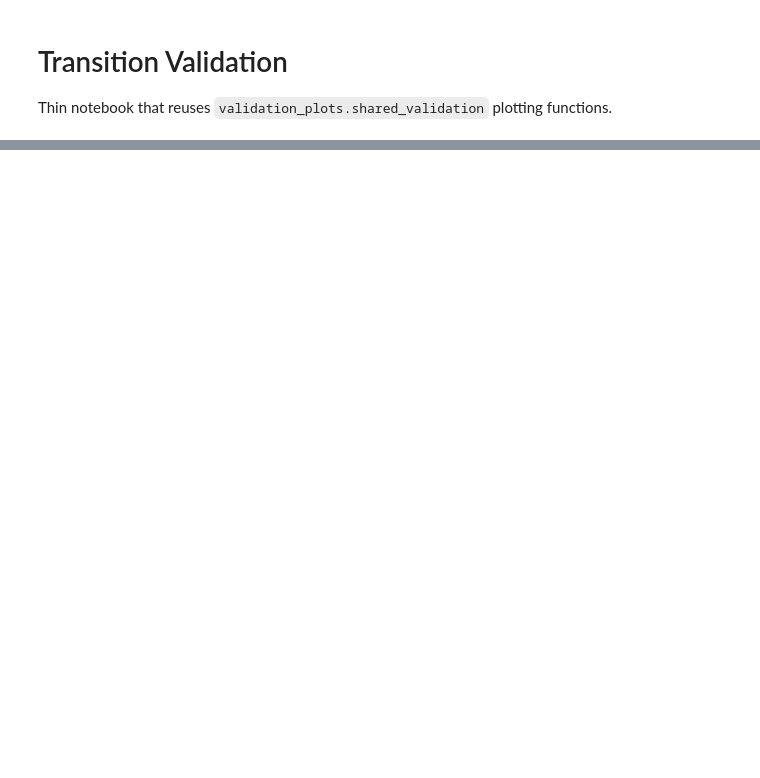
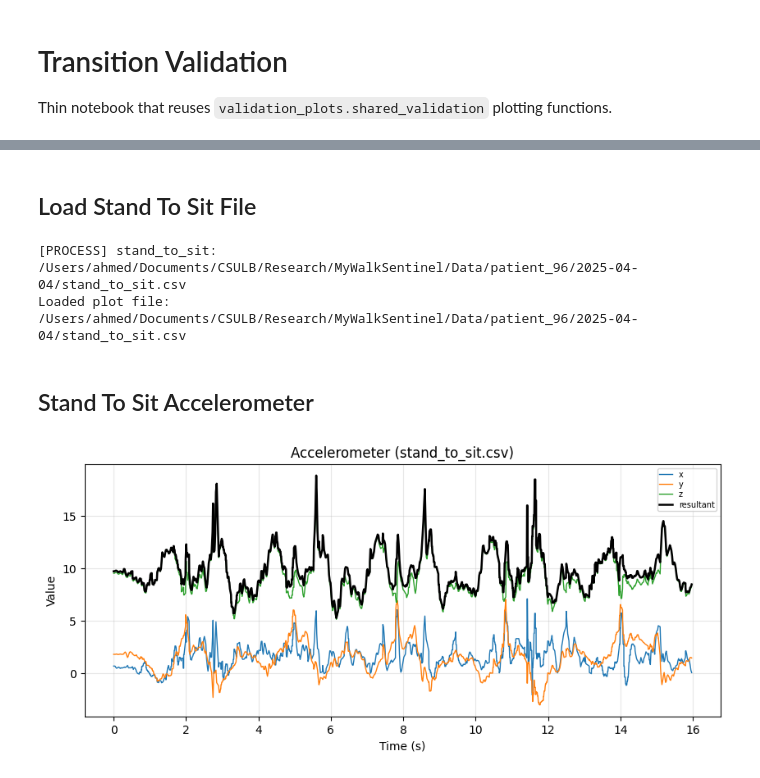
Before and after one commit to ahmedazhar2299/my-walk-sentinal, a Jupyter notebook: transition_validation.ipynb, the cells around one changed output, grey strips where cells are left out. Saved outputs shown, nothing was run; the diff lists cells and outputs as text; code cells hidden in the pictures; blank space fills up the shorter version.

```diff
--- a/transition_validation.ipynb
+++ b/transition_validation.ipynb
@@ -160,0 +249,27 @@ display(pd.DataFrame(all_summaries))
+# %% [markdown]
+## Load Stand To Sit File
+# %%
+STAND_TO_SIT_PATH = activity_files.get("stand_to_sit")
+STAND_TO_SIT_DF = None
+STAND_TO_SIT_META = None
+STAND_TO_SIT_SUMMARY = None
+STAND_TO_SIT_CACHE = None
+if STAND_TO_SIT_PATH is not None:
+    print(f"\n[PROCESS] stand_to_sit: {STAND_TO_SIT_PATH}")
+    STAND_TO_SIT_DF, STAND_TO_SIT_META = load_activity_file(STAND_TO_SIT_PATH)
+    print("Loaded plot file:", STAND_TO_SIT_PATH)
+else:
+    print("[SKIP] stand_to_sit: not available")
+# %% [output]
+[PROCESS] stand_to_sit: /Users/ahmed/Documents/CSULB/Research/MyWalkSentinel/Data/patient_96/2025-04-04/stand_to_sit.csv
+Loaded plot file: /Users/ahmed/Documents/CSULB/Research/MyWalkSentinel/Data/patient_96/2025-04-04/stand_to_sit.csv
+# %% [markdown]
+## Stand To Sit Accelerometer
+# %%
+SHOW_ACCEL_X = True
+SHOW_ACCEL_Y = True
+SHOW_ACCEL_Z = True
+SHOW_ACCEL_RESULTANT = True
+plot_loaded_sensor(STAND_TO_SIT_DF, "Accelerometer", "accel_x", "accel_y", "accel_z", SHOW_ACCEL_X, SHOW_ACCEL_Y, SHOW_ACCEL_Z, SHOW_ACCEL_RESULTANT, source_label=STAND_TO_SIT_PATH.name if STAND_TO_SIT_PATH else None)
+# %% [output]
+[figure, added]
```
Also changed, not shown: parts of 26 cells of this notebook, 4 other files.
